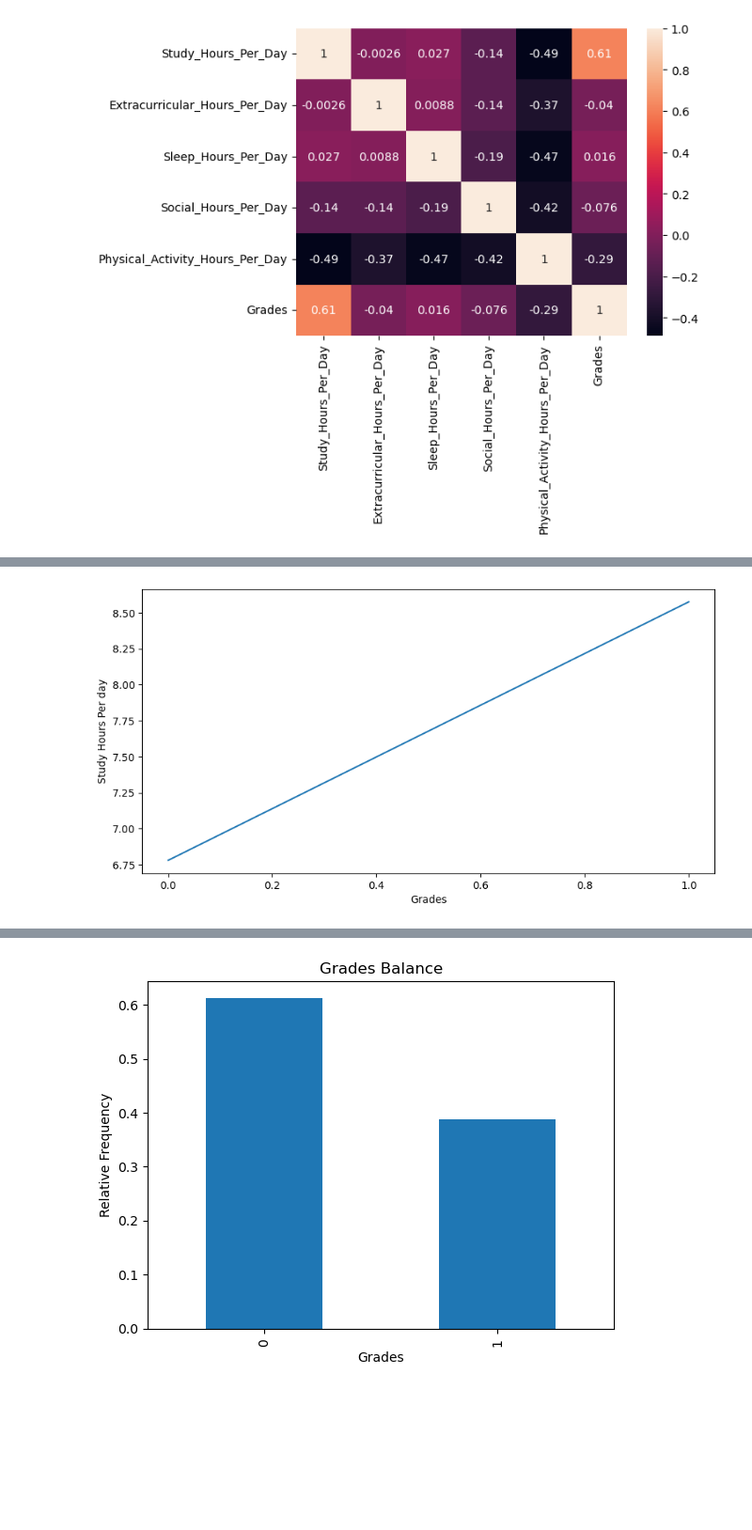
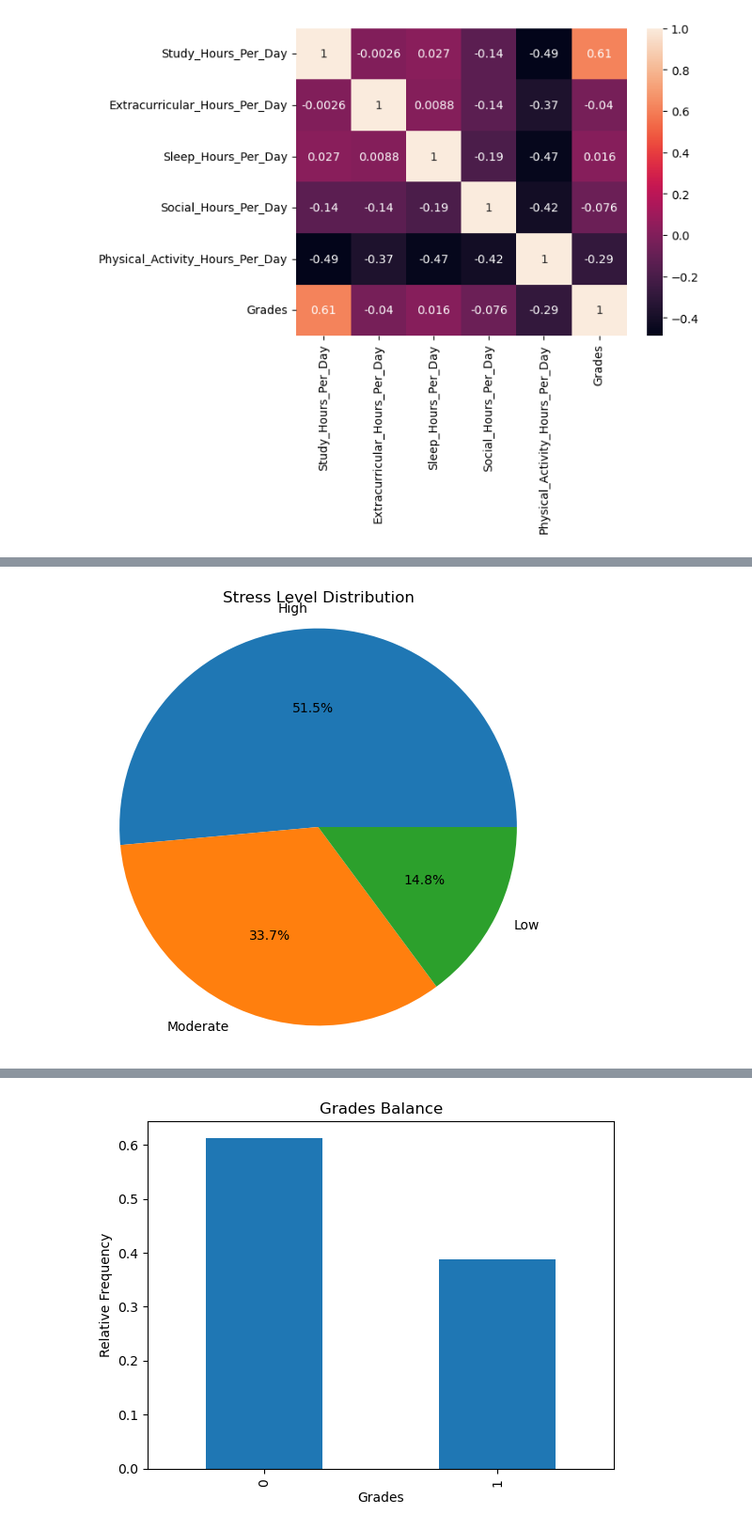
Before and after one commit to Alexpious/Study-Success-Predictor, a Jupyter notebook: StudySuccess Predictor .ipynb, the cells around one changed output, grey strips where cells are left out. Shown at 94% size. Drawn from its saved outputs; the diff is of its cells as text; code cells hidden in the pictures; blank space fills up the shorter version.

```diff
--- a/StudySuccess Predictor .ipynb
+++ b/StudySuccess Predictor .ipynb
@@ -64,9 +57,10 @@ plt.show()
 # %%
-avg_body_by_year = df.groupby('Grades')['Study_Hours_Per_Day'].mean()
-avg_body_by_year.plot(kind='line', figsize=(10,5))
-plt.xlabel('Grades')
-plt.ylabel('Study Hours Per day')
+stress_counts = df['Stress_Level'].value_counts()
+plt.figure(figsize=(6, 6))
+plt.pie(stress_counts, labels=stress_counts.index, autopct='%1.1f%%')
+plt.title('Stress Level Distribution')
+plt.axis('equal')
 plt.show()
 # %% [output]
-[figure, old version]
+[figure, new version]
 # %%
```
Also changed, not shown: parts of 8 cells of this notebook.
